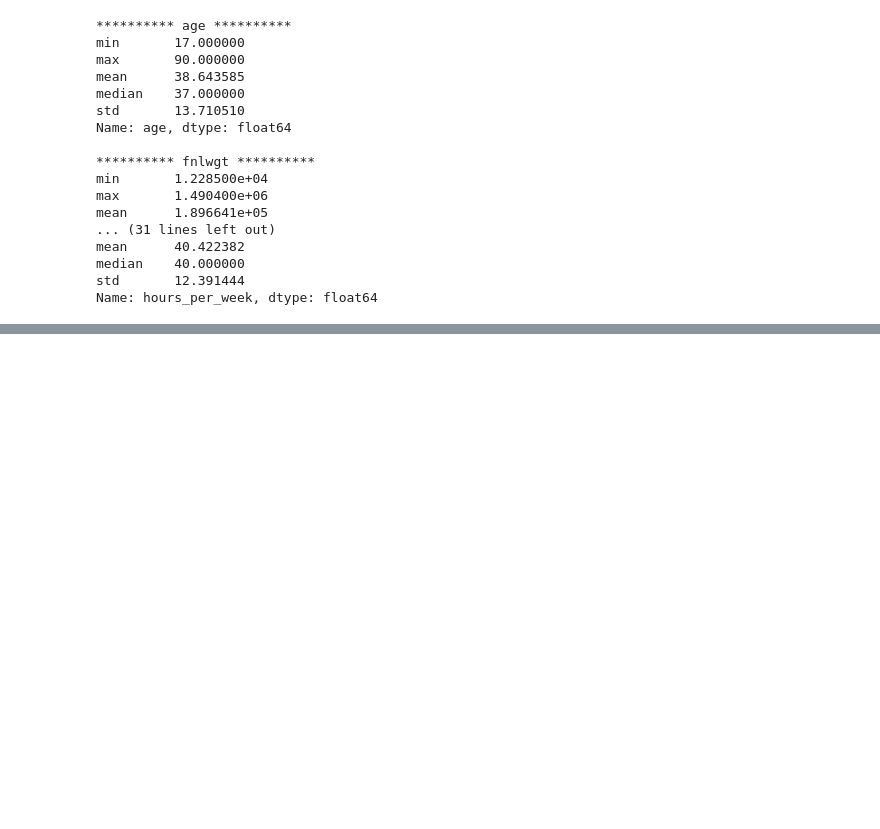
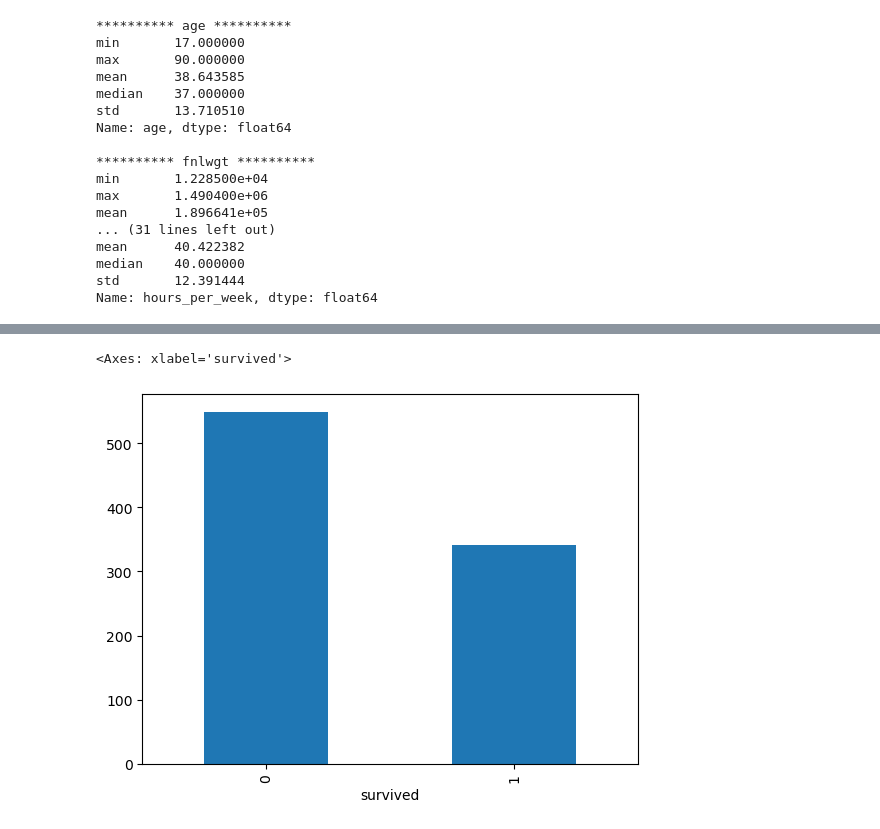
Before and after one commit to VishalDeoPrasad/Data-Science-and-Statistic, a Jupyter notebook: notebook.ipynb, the cells around one changed output, grey strips where cells are left out. Cells and saved outputs as stored; diff of their text form; code cells hidden in the pictures; blank space fills up the shorter version.

```diff
--- a/notebook.ipynb
+++ b/notebook.ipynb
@@ -501,0 +533,5 @@ Name: hours_per_week, dtype: float64
+# %%
+titanic.survived.value_counts().plot(kind='bar')
+# %% [output]
+<Axes: xlabel='survived'>
+[figure, added]
```
Also changed, not shown: parts of 12 cells of this notebook, 11 other files.
